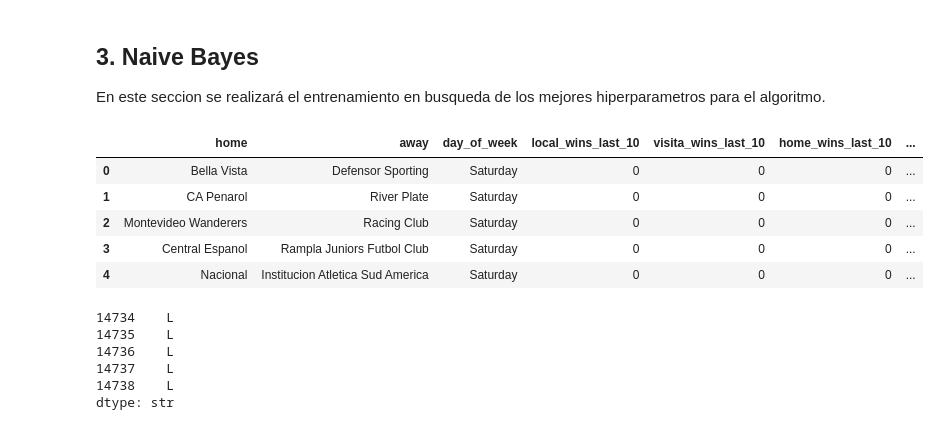
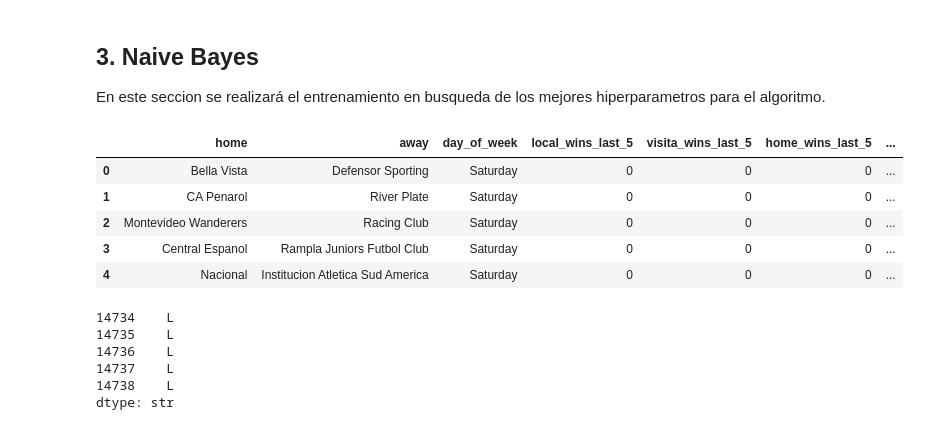
Before and after one commit to lugonca20/aprendaut_labs, a Jupyter notebook: tarea1/tarea1.ipynb, the cells around one changed output. Cells and saved outputs as stored; diff of their text form; code cells hidden in the pictures.

```diff
--- a/tarea1/tarea1.ipynb
+++ b/tarea1/tarea1.ipynb
@@ -156,5 +156,5 @@ Estas variables se calculan ordenando los partidos por fecha y agrupándolos por
 **Observación**: En el caso de los días de descanso para un equipo que jugará su primera fecha en el campeonato, se asigna un valor por defecto que representa una cantidad estándar de días de descanso desde el último partido disputado en la temporada anterior.
 # %%
 from functions import historic_features
-dataset = historic_features.calculate_historic_features(dataset)
+dataset = historic_features.calculate_historic_features(dataset, window=5)
 # %% [markdown]
@@ -446,26 +540,16 @@ Para evaluar cada combinación sin utilizar el conjunto de evaluación final, se
 # %%
 from sklearn.model_selection import GridSearchCV, TimeSeriesSplit
 
-cv_temporal = TimeSeriesSplit(n_splits=10)
-
-# grid_search_dt = GridSearchCV(
-#     estimator=pipeline_dt,
-#     param_grid=param_grid_dt,
-#     scoring='accuracy',
-#     cv=cv_temporal,
-#     n_jobs=-1,
-#     refit=True
-# )
+cv_temporal = TimeSeriesSplit(n_splits=5)
 
 grid_search_rf = GridSearchCV(
     estimator=pipeline_rf,
     param_grid=param_grid_rf,
-    scoring='accuracy',
+    scoring='f1_macro',
     cv=cv_temporal,
     n_jobs=-1,
     refit=True
 )
 
-# grid_search_dt.fit(X_train, Y_train)
 grid_search_rf.fit(X_train, Y_train)
 # %% [output]
@@ -713,24 +747,24 @@ class NaiveBayes:
 # %%
 # Se combinan atributos categóricos originales con los atributos discretos de forma reciente
 atributos_naive_bayes = categorical_features + [
-    'local_wins_last_10',
-    'visita_wins_last_10',
-    'home_wins_last_10',
-    'away_wins_last_10',
-    'local_goals_scored_last_10',
-    'local_goals_conceded_last_10',
-    'visita_goals_scored_last_10',
-    'visita_goals_conceded_last_10',
+    'local_wins_last_5',
+    'visita_wins_last_5',
+    'home_wins_last_5',
+    'away_wins_last_5',
+    'local_goals_scored_last_5',
+    'local_goals_conceded_last_5',
+    'visita_goals_scored_last_5',
+    'visita_goals_conceded_last_5',
     'local_dias_descanso',
     'visita_dias_descanso',
 ]
 
 X_train_nb = X_train[atributos_naive_bayes].fillna('desconocido')
 X_test_nb = X_test[atributos_naive_bayes].fillna('desconocido')
 
 X_train_nb.head()
 # %% [output]
-|  | home | away | day_of_week | local_wins_last_10 | visita_wins_last_10 | home_wins_last_10 | ... |
+|  | home | away | day_of_week | local_wins_last_5 | visita_wins_last_5 | home_wins_last_5 | ... |
 | 0 | Bella Vista | Defensor Sporting | Saturday | 0 | 0 | 0 | ... |
 | 1 | CA Penarol | River Plate | Saturday | 0 | 0 | 0 | ... |
 | 2 | Montevideo Wanderers | Racing Club | Saturday | 0 | 0 | 0 | ... |
```
Also changed, not shown: parts of 42 cells of this notebook, 2 other files.
